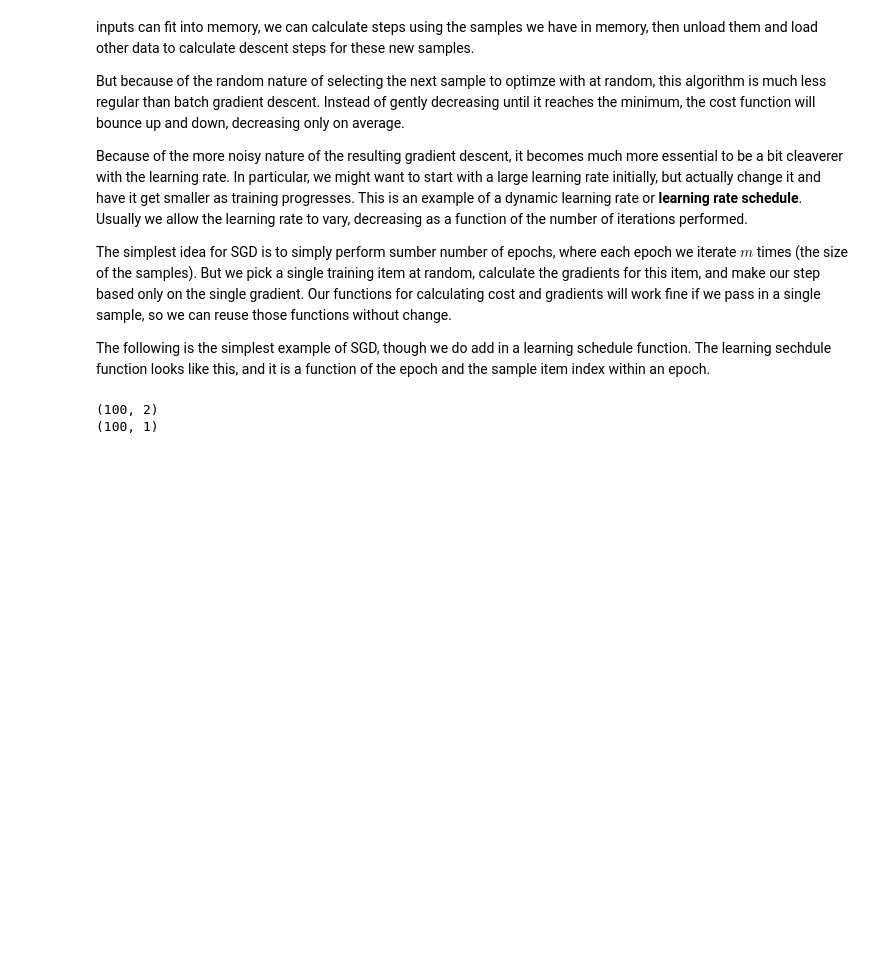
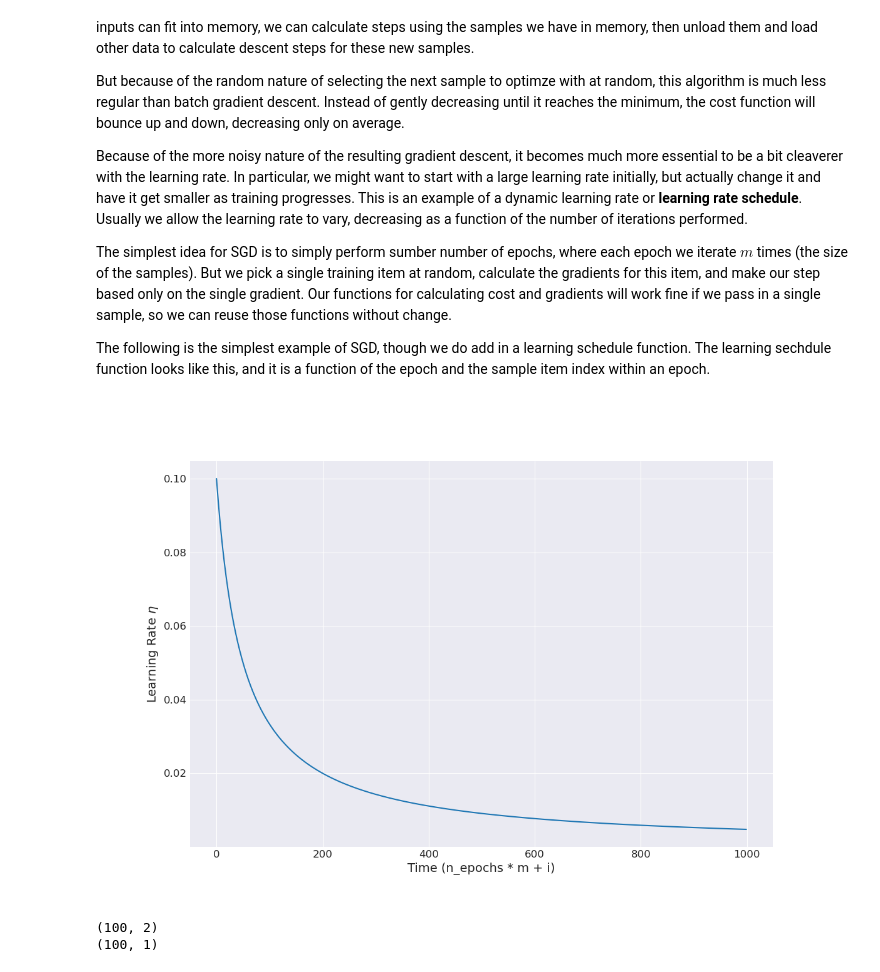
Before and after one commit to Krishna9492/ML, a Jupyter notebook: lectures/homl/homl-04-2-gradient-descent.ipynb, the cells around one changed output. Saved outputs shown, nothing was run; the diff lists cells and outputs as text; code cells hidden in the pictures; blank space fills up the shorter version.

Commit message:
Fix learning schedule figure
Need to add in figure creation to fix learning rate figure, and the
figure before it, when using maplotlib interactive widgets.

```diff
--- a/lectures/homl/homl-04-2-gradient-descent.ipynb
+++ b/lectures/homl/homl-04-2-gradient-descent.ipynb
@@ -1040,20 +1040,24 @@ an epoch.
 # %%
 def learning_schedule(t):
     """The time t is just the epoch * m + i.  So it is really the total number
     of iterations performed so far.
     """
     # learning schedule hyperparameters, these could be turned into parameters of
     # this function if needed
     t0, t1 = 5, 50
     return t0 / (t + t1)
 
 # show what the learning schedule function looks like
 n_epochs = 10 # number of epochs we will perform
 m = 100 # the number of samples m that we sample each epoch
 t = np.arange(n_epochs * m)
+
+fig = plt.figure()
 plt.plot(t, learning_schedule(t))
 plt.xlabel('Time (n_epochs * m + i)')
 plt.ylabel(r'Learning Rate $\eta$');
+# %% [output]
+[figure, added]
 # %%
 def stochastic_gradient_descent(X, y, num_epochs=1000):
     """This function performs stochastic gradient descent.  We perform the
```
Also changed, not shown: parts of 14 cells of this notebook.
